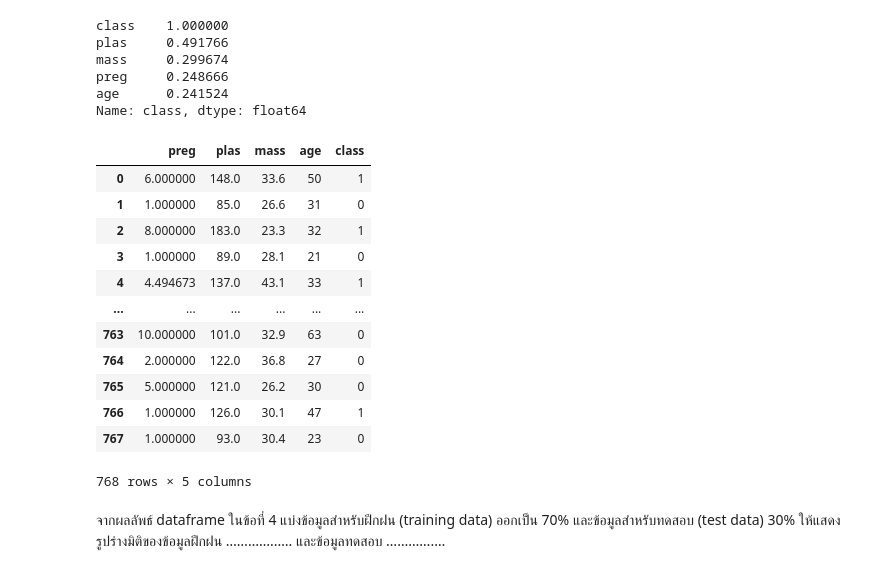
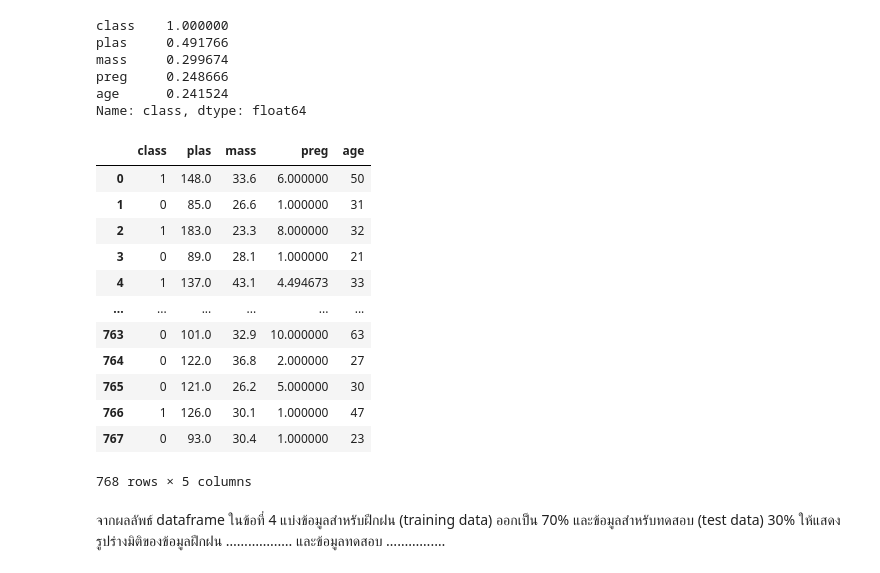
Before and after one commit to fufu-2345/studyYear3, a Jupyter notebook: ML/lab2/LAB2_distance_classification.ipynb, the cells around one changed output. Cells and saved outputs as stored; diff of their text form; code cells hidden in the pictures.

```diff
--- a/ML/lab2/LAB2_distance_classification.ipynb
+++ b/ML/lab2/LAB2_distance_classification.ipynb
@@ -177,23 +144,23 @@ mass     0.299674
 preg     0.248666
 age      0.241524
 Name: class, dtype: float64
-# %%
-newdf=df.drop(columns=['pres','skin','insu','pedi'])
-newdf
-# %% [output]
-|  | preg | plas | mass | age | class |
-| 0 | 6.000000 | 148.0 | 33.6 | 50 | 1 |
-| 1 | 1.000000 | 85.0 | 26.6 | 31 | 0 |
-| 2 | 8.000000 | 183.0 | 23.3 | 32 | 1 |
-| 3 | 1.000000 | 89.0 | 28.1 | 21 | 0 |
-| 4 | 4.494673 | 137.0 | 43.1 | 33 | 1 |
-| ... | ... | ... | ... | ... | ... |
-| 763 | 10.000000 | 101.0 | 32.9 | 63 | 0 |
-| 764 | 2.000000 | 122.0 | 36.8 | 27 | 0 |
-| 765 | 5.000000 | 121.0 | 26.2 | 30 | 0 |
-| 766 | 1.000000 | 126.0 | 30.1 | 47 | 1 |
-| 767 | 1.000000 | 93.0 | 30.4 | 23 | 0 |
-768 rows × 5 columns
+# %%
+newdf = df[cor.index[:5]]
+newdf
+# %% [output]
+|  | class | plas | mass | preg | age |
+| 0 | 1 | 148.0 | 33.6 | 6.000000 | 50 |
+| 1 | 0 | 85.0 | 26.6 | 1.000000 | 31 |
+| 2 | 1 | 183.0 | 23.3 | 8.000000 | 32 |
+| 3 | 0 | 89.0 | 28.1 | 1.000000 | 21 |
+| 4 | 1 | 137.0 | 43.1 | 4.494673 | 33 |
+| ... | ... | ... | ... | ... | ... |
+| 763 | 0 | 101.0 | 32.9 | 10.000000 | 63 |
+| 764 | 0 | 122.0 | 36.8 | 2.000000 | 27 |
+| 765 | 0 | 121.0 | 26.2 | 5.000000 | 30 |
+| 766 | 1 | 126.0 | 30.1 | 1.000000 | 47 |
+| 767 | 0 | 93.0 | 30.4 | 1.000000 | 23 |
+768 rows × 5 columns
 # %% [markdown]
 จากผลลัพธ์ dataframe  ในข้อที่ 4 แบ่งข้อมูลสำหรับฝึกฝน (training data) ออกเป็น 70% และข้อมูลสำหรับทดสอบ (test data) 30% ให้แสดงรูปร่างมิติของข้อมูลฝึกฝน …………..…. และข้อมูลทดสอบ ………….…
 # %%
```
Also changed, not shown: parts of 7 cells of this notebook, 5 other files.
